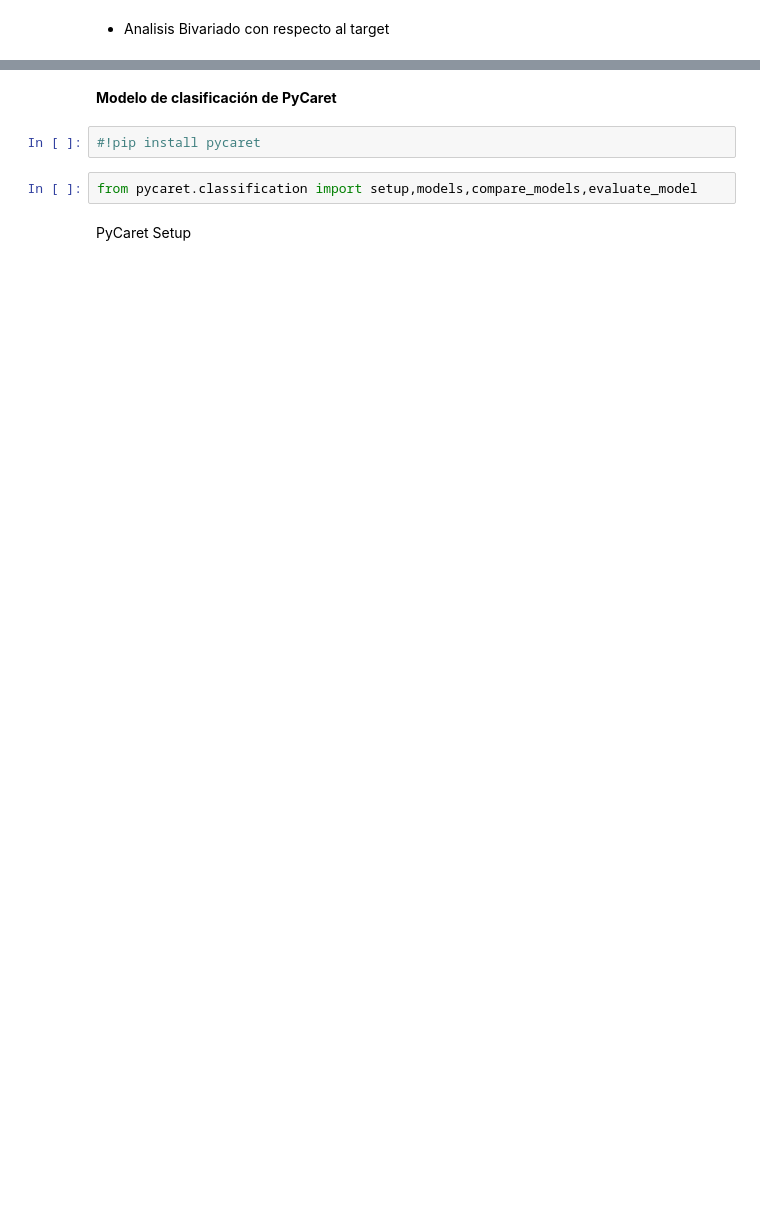
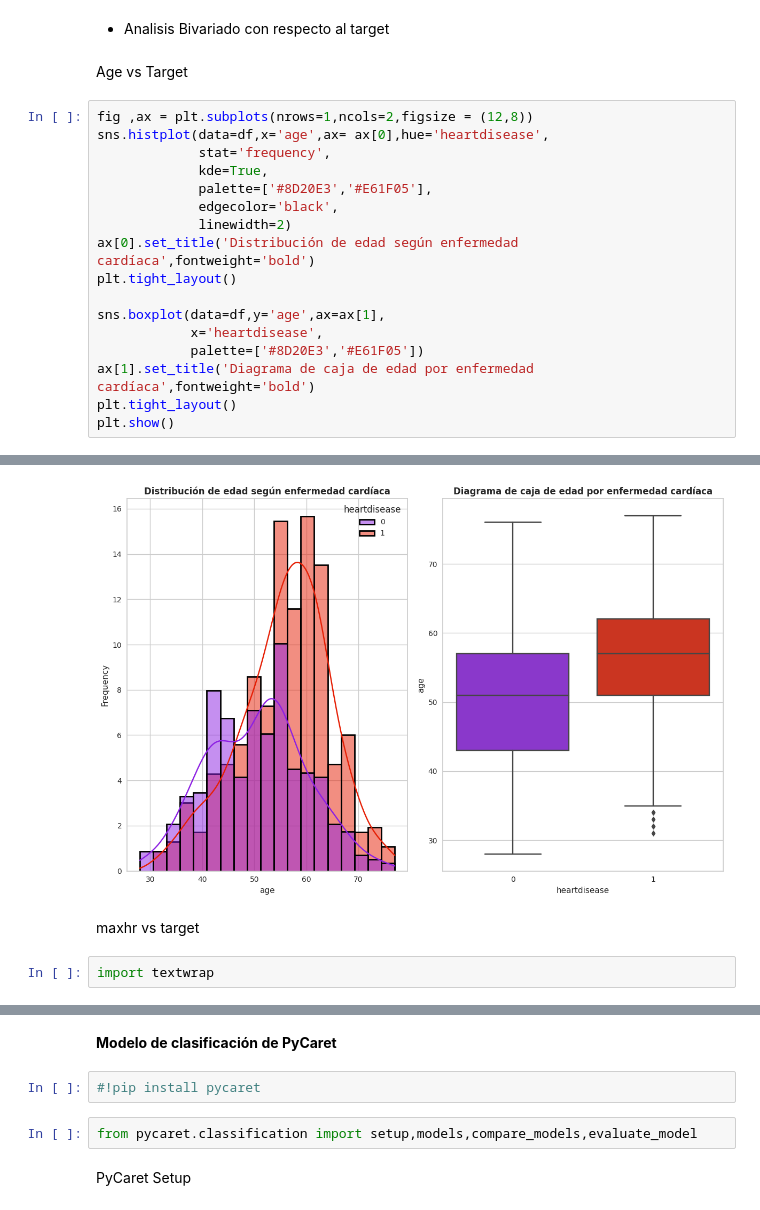
Before and after one commit to llanosrenzo/MachineLearning, a Jupyter notebook: Enfermedades_cardiacas.ipynb, the cells around one changed output, grey strips where cells are left out. Drawn from its saved outputs; the diff is of its cells as text; blank space fills up the shorter version.

```diff
--- a/Enfermedades_cardiacas.ipynb
+++ b/Enfermedades_cardiacas.ipynb
@@ -494,2 +766,22 @@ plt.show()
 # %% [markdown]
 * Analisis Bivariado con respecto al target
+# %% [markdown]
+Age vs Target
+# %%
+fig ,ax = plt.subplots(nrows=1,ncols=2,figsize = (12,8))
+sns.histplot(data=df,x='age',ax= ax[0],hue='heartdisease',
+             stat='frequency',
+             kde=True,
+             palette=['#8D20E3','#E61F05'],
+             edgecolor='black',
+             linewidth=2)
+ax[0].set_title('Distribución de edad según enfermedad cardíaca',fontweight='bold')
+plt.tight_layout()
+
+sns.boxplot(data=df,y='age',ax=ax[1],
+            x='heartdisease',
+            palette=['#8D20E3','#E61F05'])
+ax[1].set_title('Diagrama de caja de edad por enfermedad cardíaca',fontweight='bold')
+plt.tight_layout()
+plt.show()
+# %% [output]
@@ -495,0 +805,5 @@ plt.show()
+[figure, added]
+# %% [markdown]
+maxhr vs target
+# %%
+import textwrap
```
Also changed, not shown: parts of 62 cells of this notebook.
